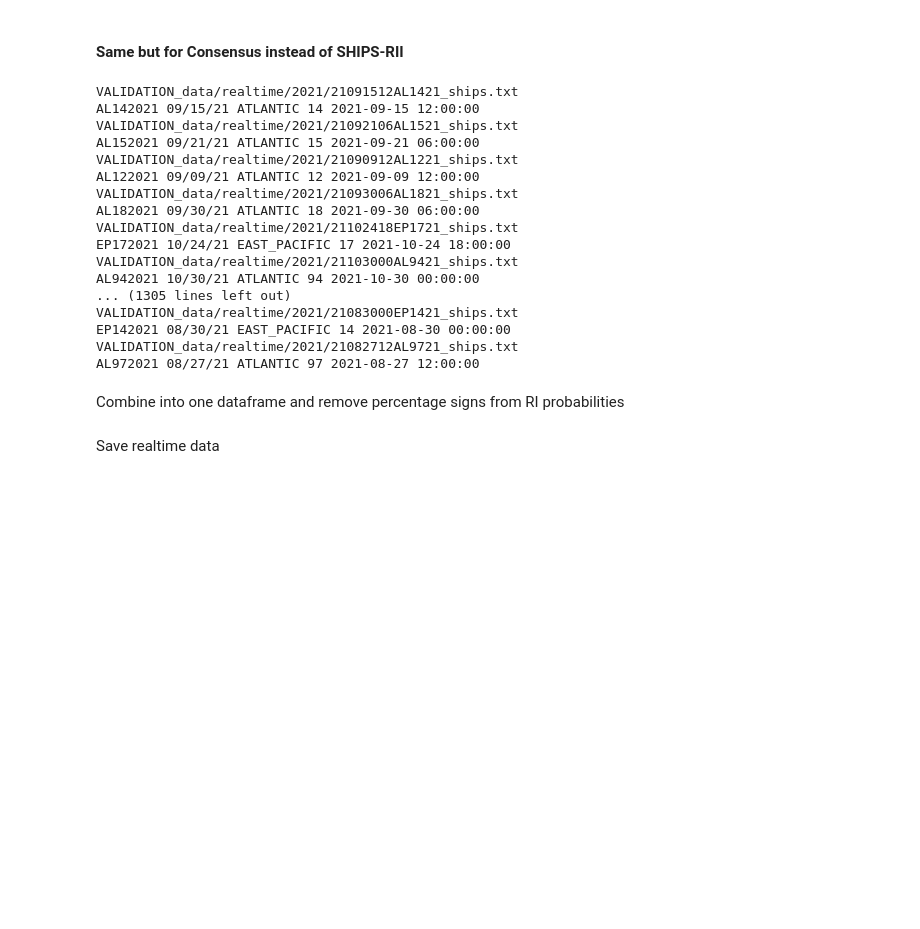
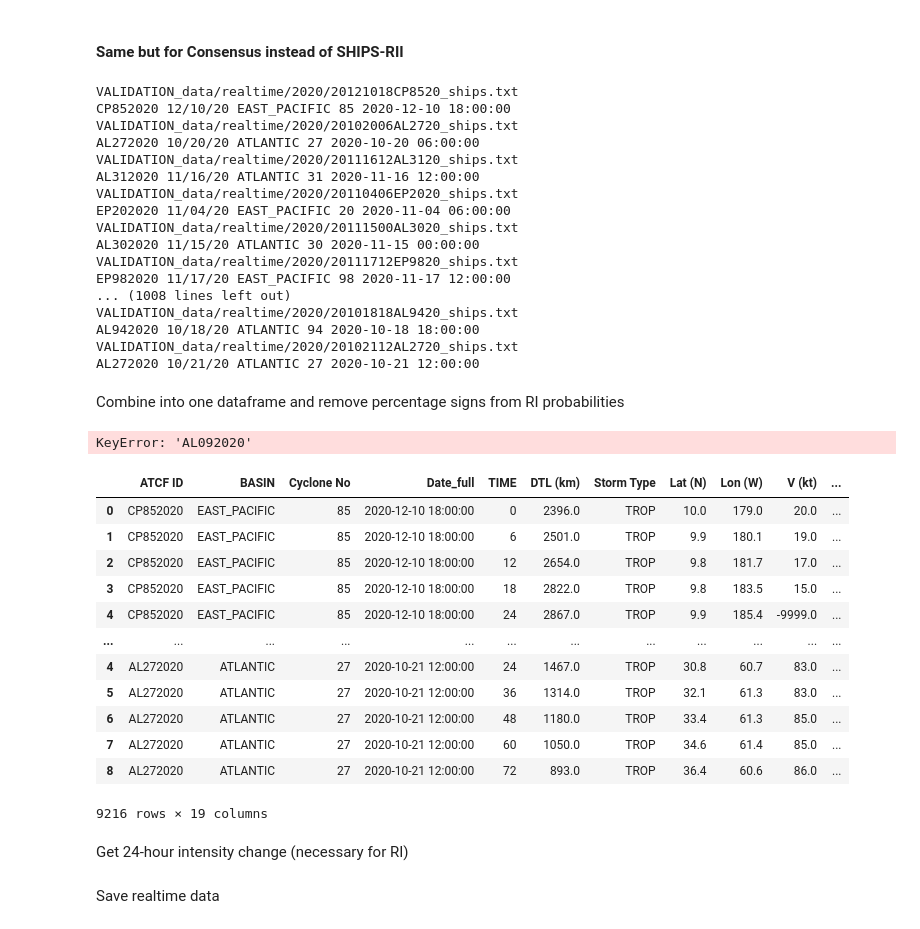
Before and after one commit to marie-mcgraw/ML_for_TC_RI, a Jupyter notebook: get_realtime_2021.ipynb, the cells around one changed output. Cells and saved outputs as stored; diff of their text form; code cells hidden in the pictures; blank space fills up the shorter version.

```diff
--- a/get_realtime_2021.ipynb
+++ b/get_realtime_2021.ipynb
@@ -20,7 +20,7 @@ def find_string_indices(list_in,s_in='N/A'):
 #### Get list of all realtime files for desired year
 Note: original realtime files were obtained from Mark DeMaria via `rammftp`, and copied locally.
 # %%
-yr_sel = 2021
+yr_sel = 2020
 fdir = 'VALIDATION_data/realtime/{yr_sel}/'.format(yr_sel=yr_sel)
 all_files = glob.glob(fdir+'*.txt')
 no_files = len(all_files)
@@ -269,6 +291,8 @@ for ino in np.arange(0,no_files):
                 elif not matched_ind:
                     v = [float(i) for i in line.split()[4:13]]
                 i_RI_prof_df['V (kt)'] = v
+                #v24 = v[3] - v[0]
+                #i_RI_prof_df['d_24'] = v24
                 # print(v)
             ### Get storm type
             elif line.startswith("Storm Type"):
@@ -368,23 +392,23 @@ for ino in np.arange(0,no_files):
         # Add this file to full dataframe
         RIC_prob_df_ALL = RIC_prob_df_ALL.append(i_RI_prof_df)
 # %% [output]
-VALIDATION_data/realtime/2021/21091512AL1421_ships.txt
-AL142021 09/15/21 ATLANTIC 14 2021-09-15 12:00:00
-VALIDATION_data/realtime/2021/21092106AL1521_ships.txt
-AL152021 09/21/21 ATLANTIC 15 2021-09-21 06:00:00
-VALIDATION_data/realtime/2021/21090912AL1221_ships.txt
-AL122021 09/09/21 ATLANTIC 12 2021-09-09 12:00:00
-VALIDATION_data/realtime/2021/21093006AL1821_ships.txt
-AL182021 09/30/21 ATLANTIC 18 2021-09-30 06:00:00
-VALIDATION_data/realtime/2021/21102418EP1721_ships.txt
-EP172021 10/24/21 EAST_PACIFIC 17 2021-10-24 18:00:00
-VALIDATION_data/realtime/2021/21103000AL9421_ships.txt
-AL942021 10/30/21 ATLANTIC 94 2021-10-30 00:00:00
-... (1305 lines left out)
-VALIDATION_data/realtime/2021/21083000EP1421_ships.txt
-EP142021 08/30/21 EAST_PACIFIC 14 2021-08-30 00:00:00
-VALIDATION_data/realtime/2021/21082712AL9721_ships.txt
-AL972021 08/27/21 ATLANTIC 97 2021-08-27 12:00:00
+VALIDATION_data/realtime/2020/20121018CP8520_ships.txt
+CP852020 12/10/20 EAST_PACIFIC 85 2020-12-10 18:00:00
+VALIDATION_data/realtime/2020/20102006AL2720_ships.txt
+AL272020 10/20/20 ATLANTIC 27 2020-10-20 06:00:00
+VALIDATION_data/realtime/2020/20111612AL3120_ships.txt
+AL312020 11/16/20 ATLANTIC 31 2020-11-16 12:00:00
+VALIDATION_data/realtime/2020/20110406EP2020_ships.txt
+EP202020 11/04/20 EAST_PACIFIC 20 2020-11-04 06:00:00
+VALIDATION_data/realtime/2020/20111500AL3020_ships.txt
+AL302020 11/15/20 ATLANTIC 30 2020-11-15 00:00:00
+VALIDATION_data/realtime/2020/20111712EP9820_ships.txt
+EP982020 11/17/20 EAST_PACIFIC 98 2020-11-17 12:00:00
+... (1008 lines left out)
+VALIDATION_data/realtime/2020/20101818AL9420_ships.txt
+AL942020 10/18/20 ATLANTIC 94 2020-10-18 18:00:00
+VALIDATION_data/realtime/2020/20102112AL2720_ships.txt
+AL272020 10/21/20 ATLANTIC 27 2020-10-21 12:00:00
 # %% [markdown]
 Combine into one dataframe and remove percentage signs from RI probabilities
 # %%
@@ -398,6 +422,26 @@ RI_prob_full['Pr RI (45/36)'] = RI_prob_full['Pr RI (45/36)'].str.rstrip("%").as
 RI_prob_full['Pr RI (55/48)'] = RI_prob_full['Pr RI (55/48)'].str.rstrip("%").astype(float)
 RI_prob_full['Pr RI (65/72)'] = RI_prob_full['Pr RI (65/72)'].str.rstrip("%").astype(float)
 # %%
-#foo = RI_prob_full.set_index(['ATCF ID','Date_full']).xs(('AL092021','2021-08-27 18:00:00'))
-#import seaborn as sns
-#sns.lineplot(data=foo.reset_index(),x='TIME',y='Pr RI (30/24)',hue='Technique')
+foo = RI_prob_full.set_index(['ATCF ID','Date_full']).xs(('AL092020','2020-08-27 18:00:00'))
+import seaborn as sns
+sns.lineplot(data=foo.reset_index(),x='TIME',y='Pr RI (30/24)',hue='Technique')
+# %% [output]
+KeyError: 'AL092020'
+# %%
+RI_prob_full
+# %% [output]
+|  | ATCF ID | BASIN | Cyclone No | Date_full | TIME | DTL (km) | Storm Type | Lat (N) | Lon (W) | V (kt) | ... |
+| 0 | CP852020 | EAST_PACIFIC | 85 | 2020-12-10 18:00:00 | 0 | 2396.0 | TROP | 10.0 | 179.0 | 20.0 | ... |
+| 1 | CP852020 | EAST_PACIFIC | 85 | 2020-12-10 18:00:00 | 6 | 2501.0 | TROP | 9.9 | 180.1 | 19.0 | ... |
+| 2 | CP852020 | EAST_PACIFIC | 85 | 2020-12-10 18:00:00 | 12 | 2654.0 | TROP | 9.8 | 181.7 | 17.0 | ... |
+| 3 | CP852020 | EAST_PACIFIC | 85 | 2020-12-10 18:00:00 | 18 | 2822.0 | TROP | 9.8 | 183.5 | 15.0 | ... |
+| 4 | CP852020 | EAST_PACIFIC | 85 | 2020-12-10 18:00:00 | 24 | 2867.0 | TROP | 9.9 | 185.4 | -9999.0 | ... |
+| ... | ... | ... | ... | ... | ... | ... | ... | ... | ... | ... | ... |
+| 4 | AL272020 | ATLANTIC | 27 | 2020-10-21 12:00:00 | 24 | 1467.0 | TROP | 30.8 | 60.7 | 83.0 | ... |
+| 5 | AL272020 | ATLANTIC | 27 | 2020-10-21 12:00:00 | 36 | 1314.0 | TROP | 32.1 | 61.3 | 83.0 | ... |
+| 6 | AL272020 | ATLANTIC | 27 | 2020-10-21 12:00:00 | 48 | 1180.0 | TROP | 33.4 | 61.3 | 85.0 | ... |
+| 7 | AL272020 | ATLANTIC | 27 | 2020-10-21 12:00:00 | 60 | 1050.0 | TROP | 34.6 | 61.4 | 85.0 | ... |
+| 8 | AL272020 | ATLANTIC | 27 | 2020-10-21 12:00:00 | 72 | 893.0 | TROP | 36.4 | 60.6 | 86.0 | ... |
+9216 rows × 19 columns
+# %% [markdown]
+Get 24-hour intensity change (necessary for RI)
```
Also changed, not shown: parts of 12 cells of this notebook, 1 other file.
